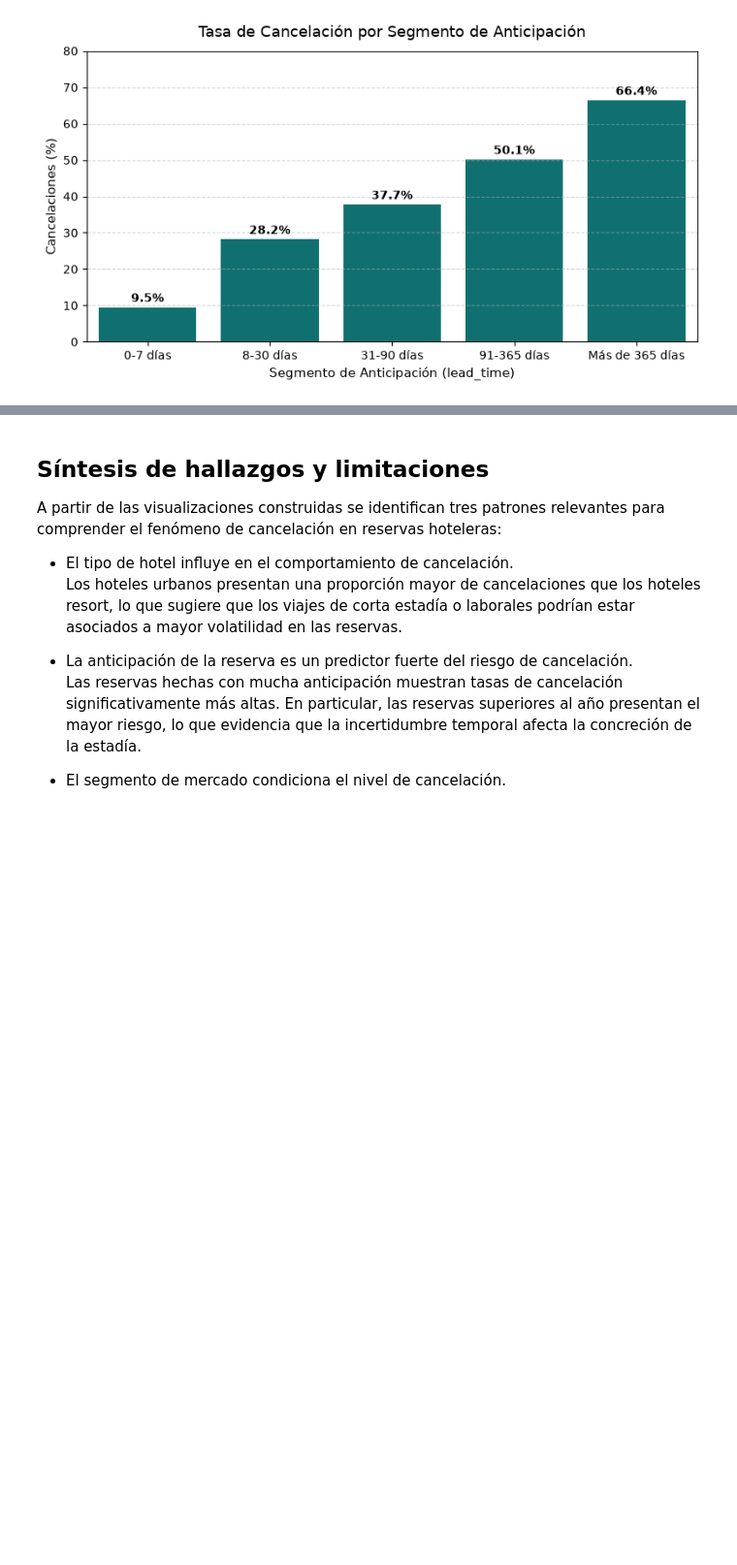
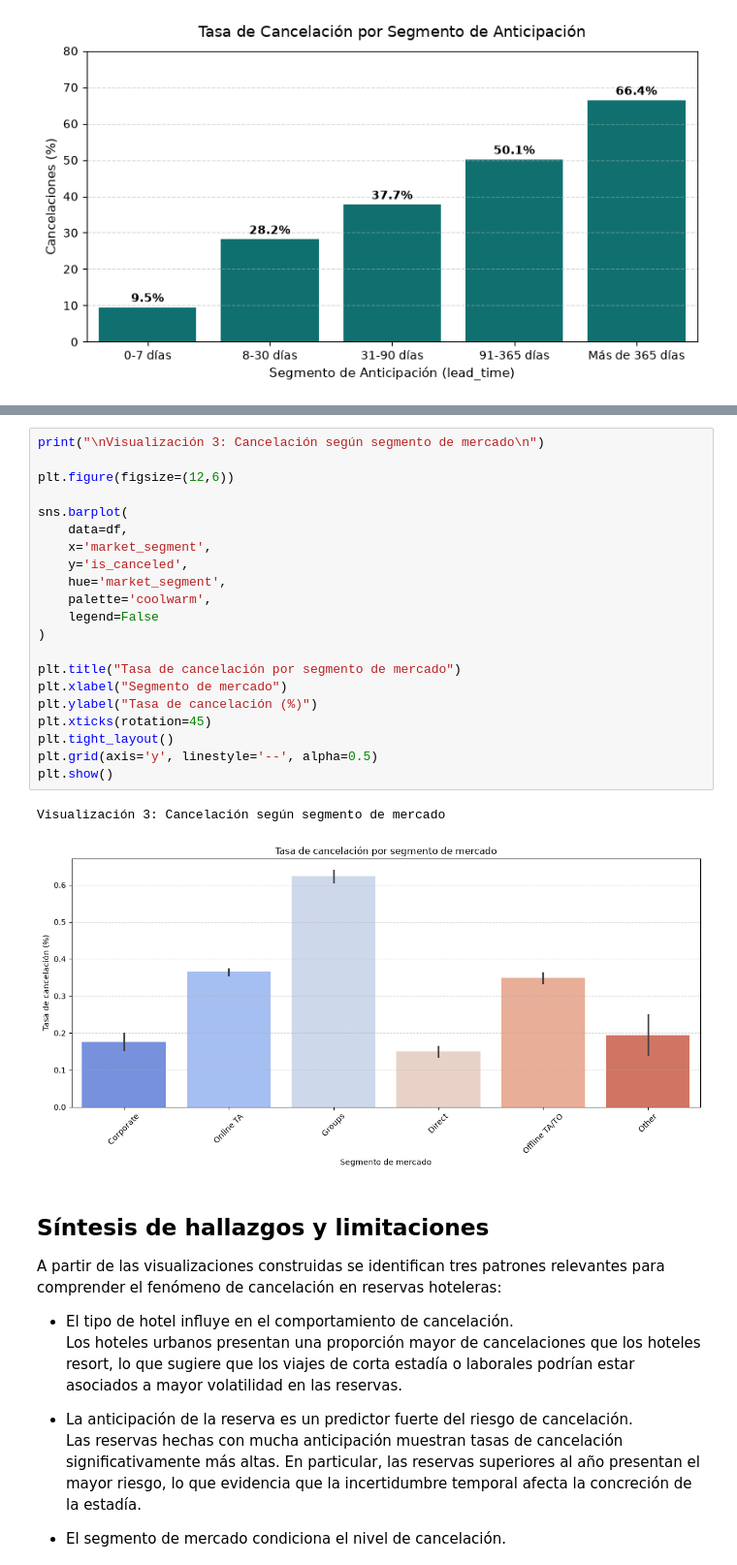
Before and after one commit to MatiasManuelCarro/UTN-TUPAD-Analisis_Datos_TPI, a Jupyter notebook: 6_TPI - Semana 6 - Entrega 3/Matias Carro y Hugo Catalan - Analisis de Datos - TPI - Semana 6 - Entrega 3 .ipynb, the cells around one changed output, grey strips where cells are left out. Shown at 97% size. Cells and saved outputs as stored; diff of their text form; blank space fills up the shorter version.

```diff
--- a/6_TPI - Semana 6 - Entrega 3/Matias Carro y Hugo Catalan - Analisis de Datos - TPI - Semana 6 - Entrega 3 .ipynb
+++ b/6_TPI - Semana 6 - Entrega 3/Matias Carro y Hugo Catalan - Analisis de Datos - TPI - Semana 6 - Entrega 3 .ipynb
@@ -740,3 +717,27 @@ plt.show()
+# %%
+print("\nVisualización 3: Cancelación según segmento de mercado\n")
+
+plt.figure(figsize=(12,6))
+
+sns.barplot(
+    data=df,
+    x='market_segment',
+    y='is_canceled',
+    hue='market_segment',
+    palette='coolwarm',
+    legend=False
+)
+
+plt.title("Tasa de cancelación por segmento de mercado")
+plt.xlabel("Segmento de mercado")
+plt.ylabel("Tasa de cancelación (%)")
+plt.xticks(rotation=45)
+plt.tight_layout()
+plt.grid(axis='y', linestyle='--', alpha=0.5)
+plt.show()
+# %% [output]
+Visualización 3: Cancelación según segmento de mercado
+[figure]
 # %% [markdown]
 ## Síntesis de hallazgos y limitaciones
 A partir de las visualizaciones construidas se identifican tres patrones relevantes para comprender el fenómeno de cancelación en reservas hoteleras:
```
Also changed, not shown: parts of 6 cells of this notebook.
